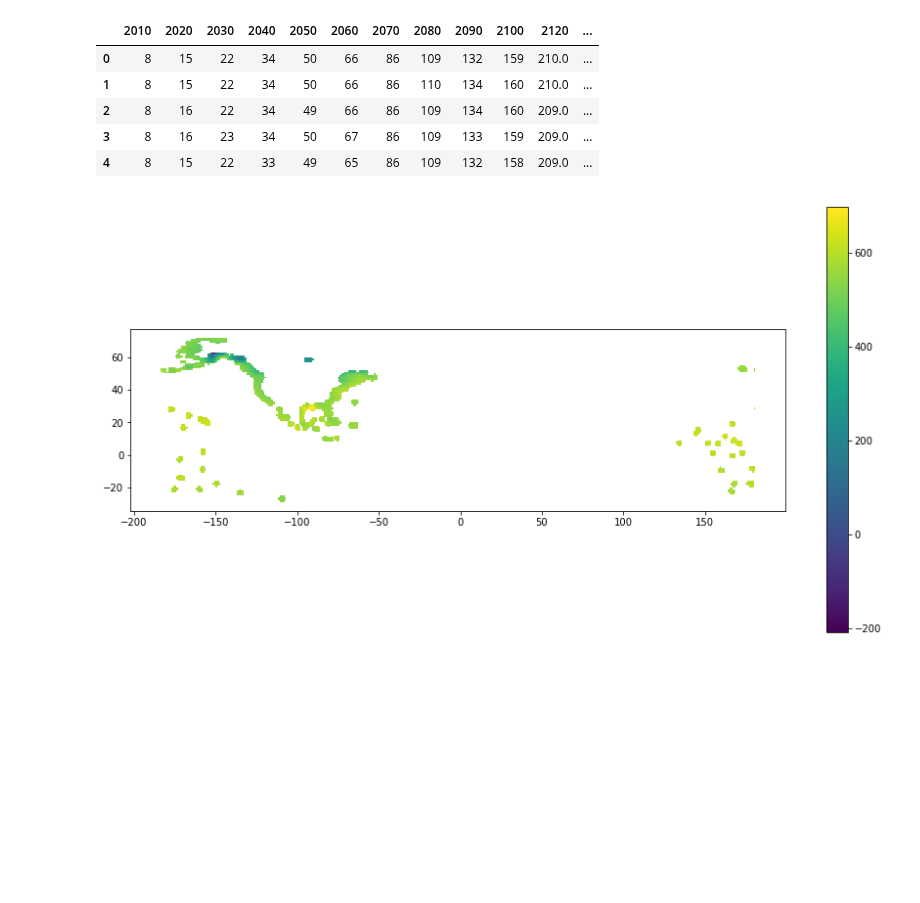
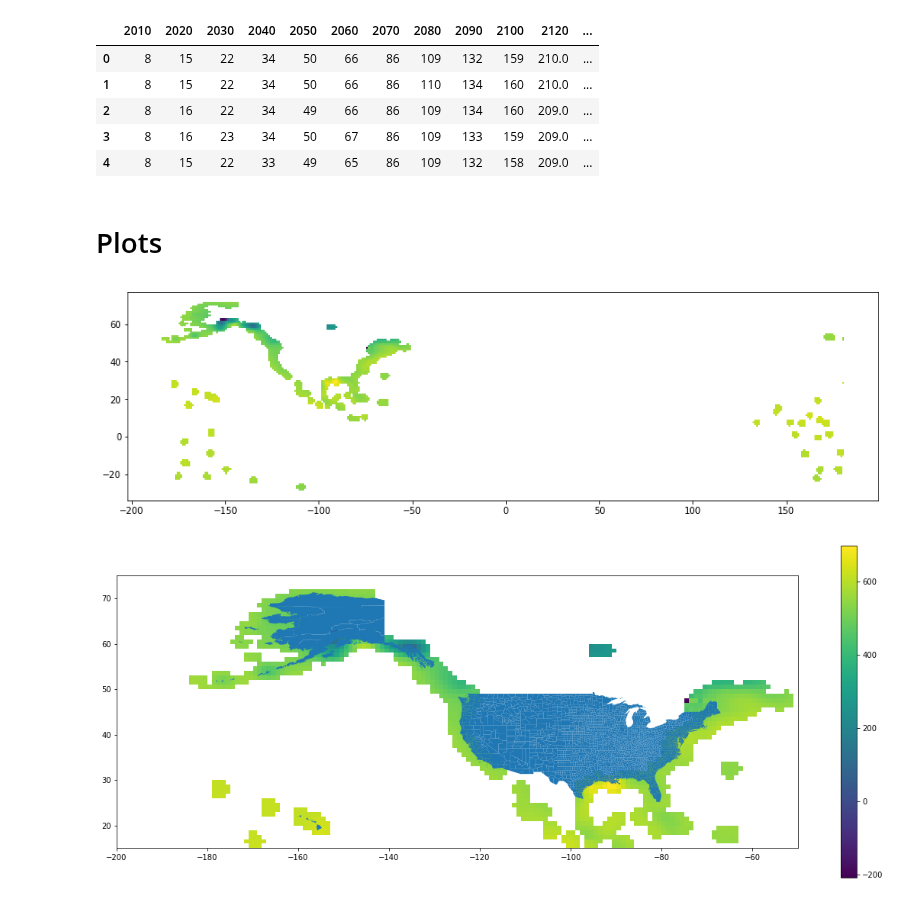
Before and after one commit to labs12-should-i-live-here/DS, a Jupyter notebook: notebooks/DMA7 - Sea level rise.ipynb, the cells around one changed output. Cells and saved outputs as stored; diff of their text form; code cells hidden in the pictures; blank space fills up the shorter version.

Commit message:
tweaks to the visualizations

```diff
--- a/notebooks/DMA7 - Sea level rise.ipynb
+++ b/notebooks/DMA7 - Sea level rise.ipynb
@@ -88,3 +88,5 @@ display(df3)
 | 2 | 8 | 16 | 22 | 34 | 49 | 66 | 86 | 109 | 134 | 160 | 209.0 | ... |
 | 3 | 8 | 16 | 23 | 34 | 50 | 67 | 86 | 109 | 133 | 159 | 209.0 | ... |
 | 4 | 8 | 15 | 22 | 33 | 49 | 65 | 86 | 109 | 132 | 158 | 209.0 | ... |
+# %% [markdown]
+# Plots
@@ -91,4 +102,14 @@ display(df3)
 # %%
-df3.plot(column='2200', figsize=(15,8), legend=True);
+df3.plot(column='2200', figsize=(15,8));
 # %% [output]
-[figure, old version]
+[figure, new version]
+# %%
+# Plotting just the US
+fig, ax = plt.subplots(figsize=(20,8))
+df3.plot(ax=ax, column='2200', legend=True)
+counties.plot(ax=ax);
+ax.set_xlim(-200,-50)
+ax.set_ylim(15,75)
+plt.show()
+# %% [output]
+[figure, added]
```
Also changed, not shown: parts of 2 cells of this notebook.
